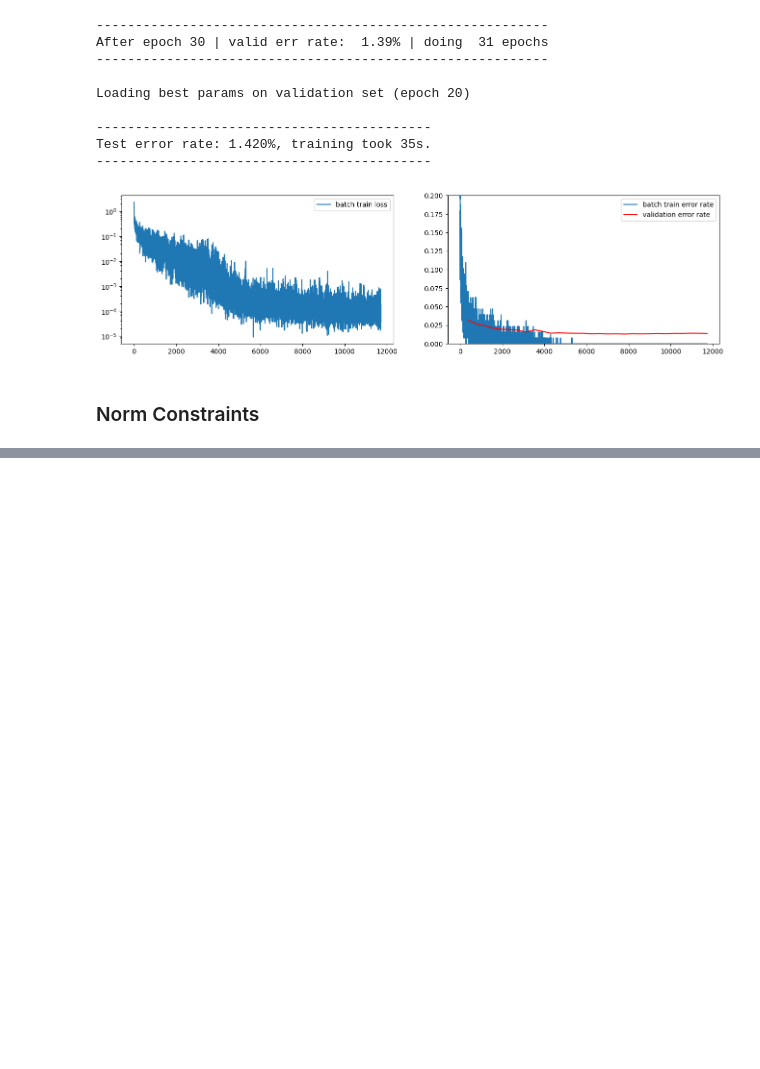
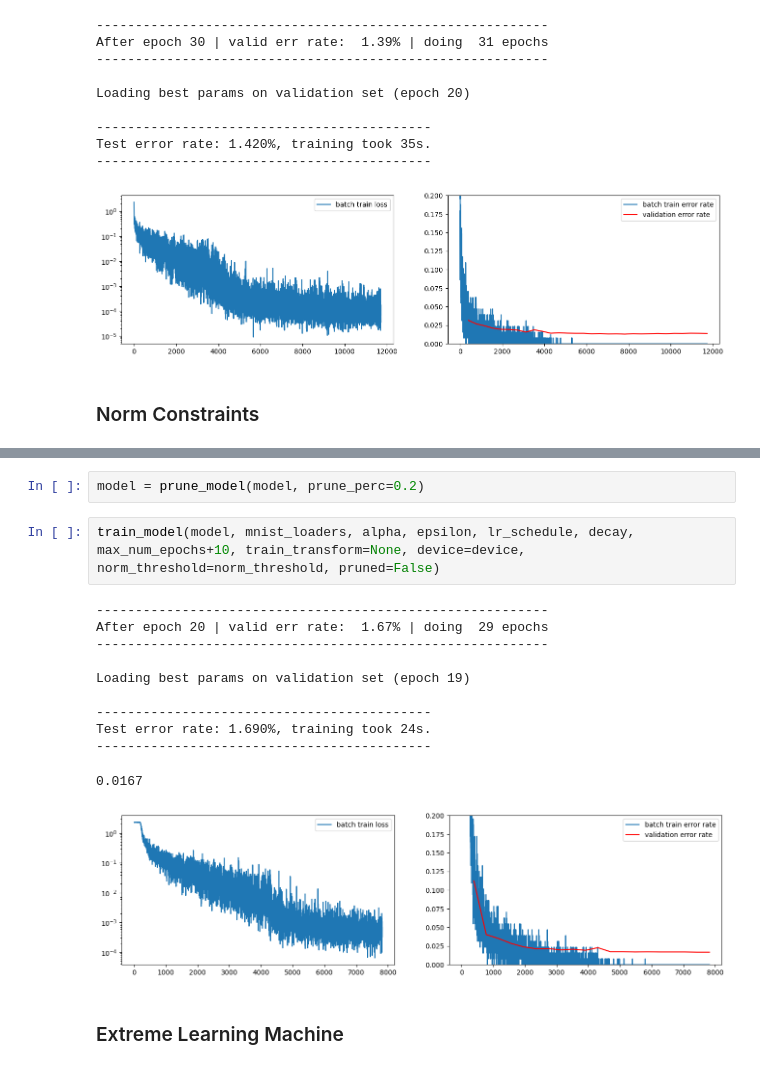
Before and after one commit to dmika1234/dl_uwr, a Jupyter notebook: Assignments/Assignment2/colab_run.ipynb, the cells around one changed output, grey strips where cells are left out. Cells and saved outputs as stored; diff of their text form; blank space fills up the shorter version.

```diff
--- a/Assignments/Assignment2/colab_run.ipynb
+++ b/Assignments/Assignment2/colab_run.ipynb
@@ -208,0 +347,18 @@ Test error rate: 1.420%, training took 35s.
+# %%
+model = prune_model(model, prune_perc=0.2)
+# %%
+train_model(model, mnist_loaders, alpha, epsilon, lr_schedule, decay, max_num_epochs+10, train_transform=None, device=device, norm_threshold=norm_threshold, pruned=False)
+# %% [output]
+----------------------------------------------------------
+After epoch 20 | valid err rate:  1.67% | doing  29 epochs
+----------------------------------------------------------
+
+Loading best params on validation set (epoch 19)
+
+-------------------------------------------
+Test error rate: 1.690%, training took 24s.
+-------------------------------------------
+0.0167
+[figure, added]
+# %% [markdown]
+### Extreme Learning Machine
```
Also changed, not shown: parts of 17 cells of this notebook.
